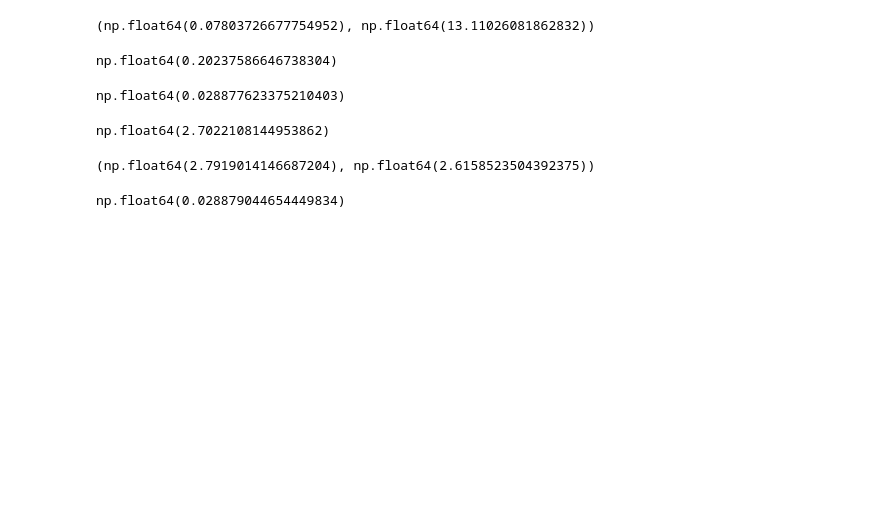
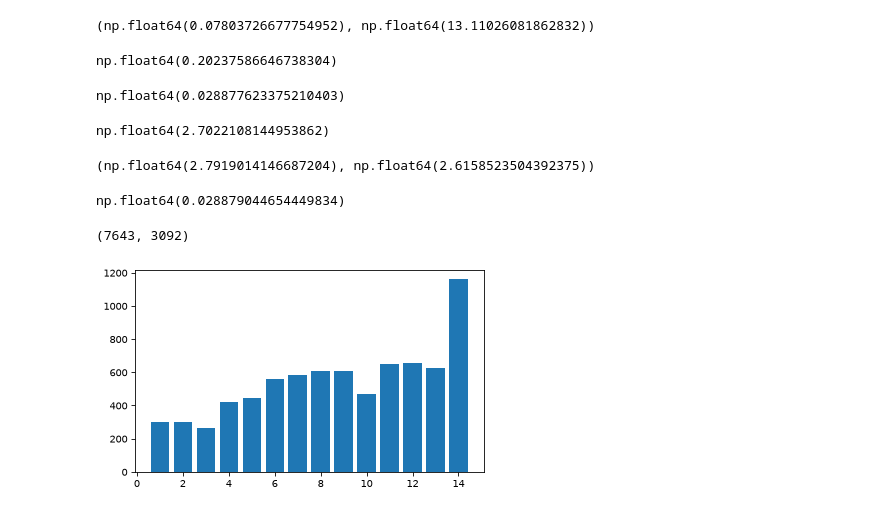
Before and after one commit to acsiuc/think-stats, a Jupyter notebook: notebooks/chapter-02.ipynb, the cells around one changed output. Saved outputs shown, nothing was run; the diff lists cells and outputs as text; code cells hidden in the pictures; blank space fills up the shorter version.

Commit message:
exercise-2.1: total income of respondent family, plotted as bar chart

```diff
--- a/notebooks/chapter-02.ipynb
+++ b/notebooks/chapter-02.ipynb
@@ -221,0 +225,14 @@ np.float64(0.028879044654449834)
+# %%
+from nsfg import read_fem_resp
+
+resp = read_fem_resp()
+resp.shape
+# %% [output]
+(7643, 3092)
+# %%
+#EXERCISE 2.1
+
+totalinc_ft = FreqTab.from_seq(resp['totincr'], name = 'total_income')
+totalinc_ft.bar()
+# %% [output]
+[figure, added]
```
Also changed, not shown: parts of 1 cell of this notebook.
